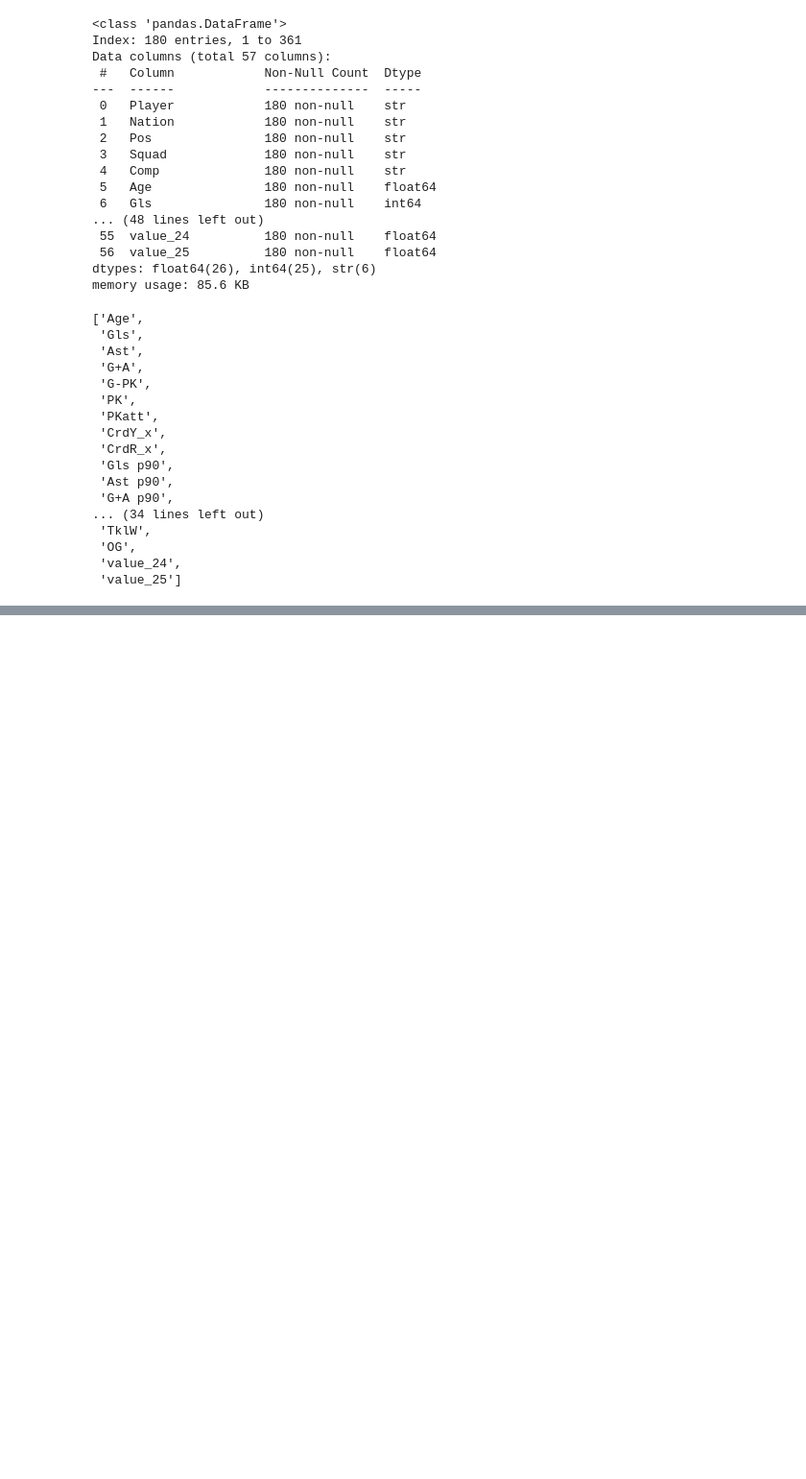
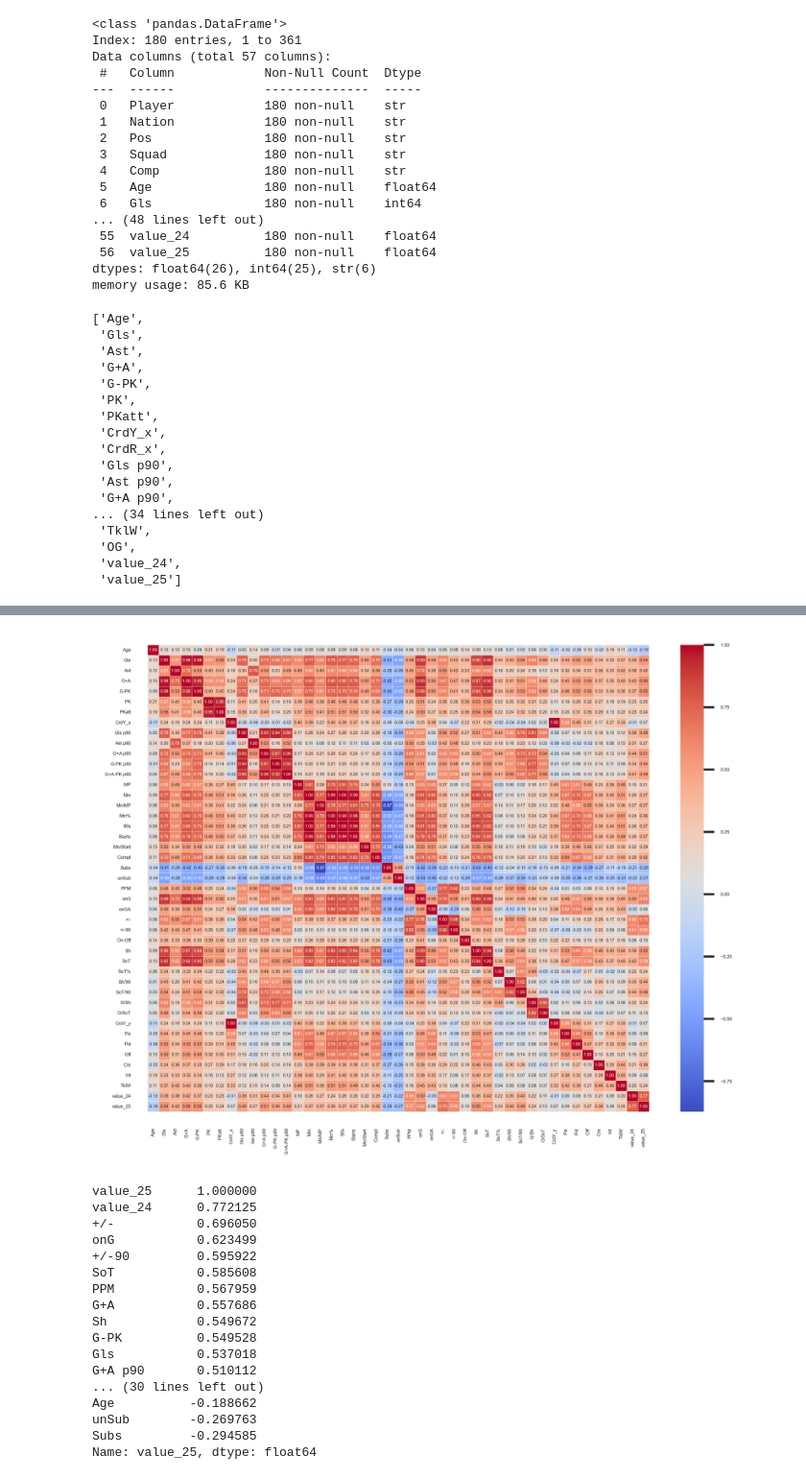
Before and after one commit to TimothySzeto/Soccer_Players_Analysis, a Jupyter notebook: notebooks/v1/collect_and_clean_training_data.ipynb, the cells around one changed output, grey strips where cells are left out. Shown at 96% size. Cells and saved outputs as stored; diff of their text form; code cells hidden in the pictures; blank space fills up the shorter version.

```diff
--- a/notebooks/v1/collect_and_clean_training_data.ipynb
+++ b/notebooks/v1/collect_and_clean_training_data.ipynb
@@ -342,0 +396,3 @@ plt.show()
+# %%
+X_train.drop(columns=['CrdR_x', 'Mn/Sub', 'CrdR_y', '2CrdY', 'OG'], inplace=True)
+X_test.drop(columns=['CrdR_x', 'Mn/Sub', 'CrdR_y', '2CrdY', 'OG'], inplace=True)
@@ -342,0 +409,30 @@ plt.show()
+# %%
+train_data = X_train.copy()
+train_data['value_25'] = y_train
+# %%
+corr = train_data.corr()
+plt.figure(dpi=600)
+sns.set(font_scale=0.24)
+res = sns.heatmap(corr, annot=True, fmt='.2f', cmap='coolwarm', annot_kws={"size":2.4}, linewidths=0.1)
+plt.show()
+
+print(corr['value_25'].sort_values(ascending=False))
+# %% [output]
+[figure, added]
+value_25      1.000000
+value_24      0.772125
++/-           0.696050
+onG           0.623499
++/-90         0.595922
+SoT           0.585608
+PPM           0.567959
+G+A           0.557686
+Sh            0.549672
+G-PK          0.549528
+Gls           0.537018
+G+A p90       0.510112
+... (30 lines left out)
+Age          -0.188662
+unSub        -0.269763
+Subs         -0.294585
+Name: value_25, dtype: float64
```
Also changed, not shown: parts of 7 cells of this notebook.
